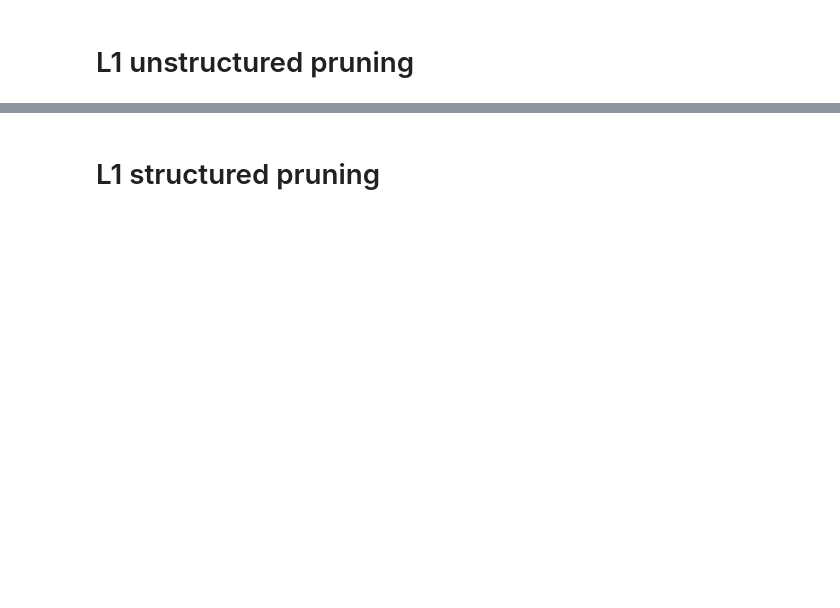
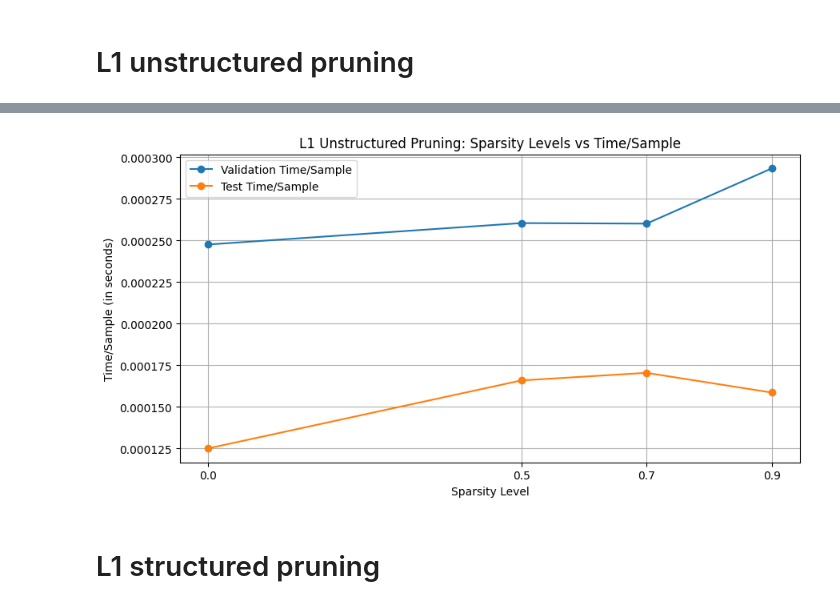
Before and after one commit to PaulBeuran/nnopt, a Jupyter notebook: notebooks/02_pruning.ipynb, the cells around one changed output, grey strips where cells are left out. Saved outputs shown, nothing was run; the diff lists cells and outputs as text; code cells hidden in the pictures; blank space fills up the shorter version.

Commit message:
Added last version of pruning notebook and resulting artifacts

```diff
--- a/notebooks/02_pruning.ipynb
+++ b/notebooks/02_pruning.ipynb
@@ -169,3 +196,20 @@ plt.show()
+# %%
+# Plot the average time per sample for validation and test sets (baseline is considered as 0 sparsity)
+sparsity_levels = [0.] + list(unstruct_pruned_amount_metrics_map.keys())
+val_time_per_sample = [mobilenetv2_cifar10_baseline_metadata["metrics_values"]["val_metrics"]["avg_time_per_sample"]] + [unstruct_pruned_amount_metrics_map[sparsity]["val_metrics"]["avg_time_per_sample"] for sparsity in sparsity_levels[1:]]
+test_time_per_sample = [mobilenetv2_cifar10_baseline_metadata["metrics_values"]["test_metrics"]["avg_time_per_sample"]] + [unstruct_pruned_amount_metrics_map[sparsity]["test_metrics"]["avg_time_per_sample"] for sparsity in sparsity_levels[1:]]
+plt.figure(figsize=(10, 5))
+plt.plot(sparsity_levels, val_time_per_sample, marker='o', label='Validation Time/Sample')
+plt.plot(sparsity_levels, test_time_per_sample, marker='o', label='Test Time/Sample')
+plt.title('L1 Unstructured Pruning: Sparsity Levels vs Time/Sample')
+plt.xlabel('Sparsity Level')
+plt.ylabel('Time/Sample (in seconds)')
+plt.xticks(sparsity_levels)
+plt.grid()
+plt.legend()
+plt.show()
+# %% [output]
+[figure, added]
 # %% [markdown]
 # L1 structured pruning
 # %%
```
Also changed, not shown: parts of 11 cells of this notebook, 14 other files.
